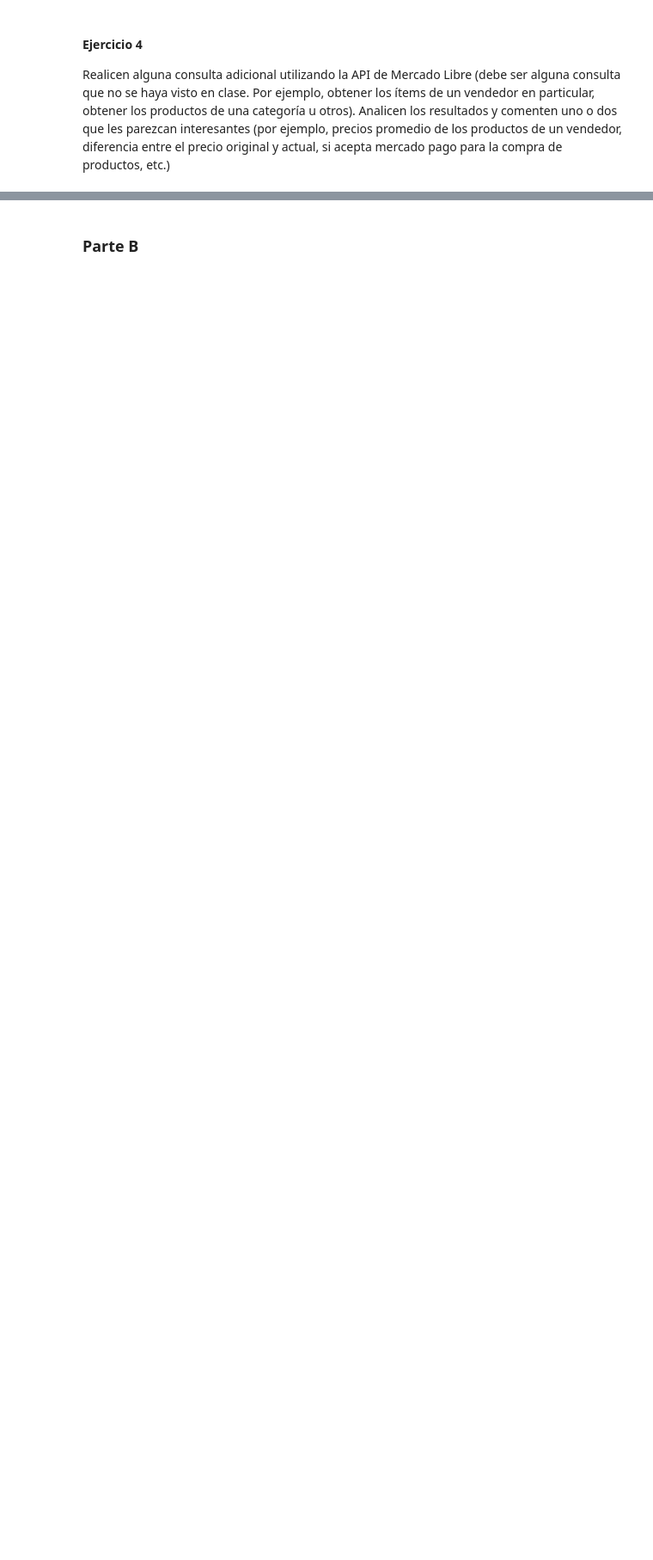
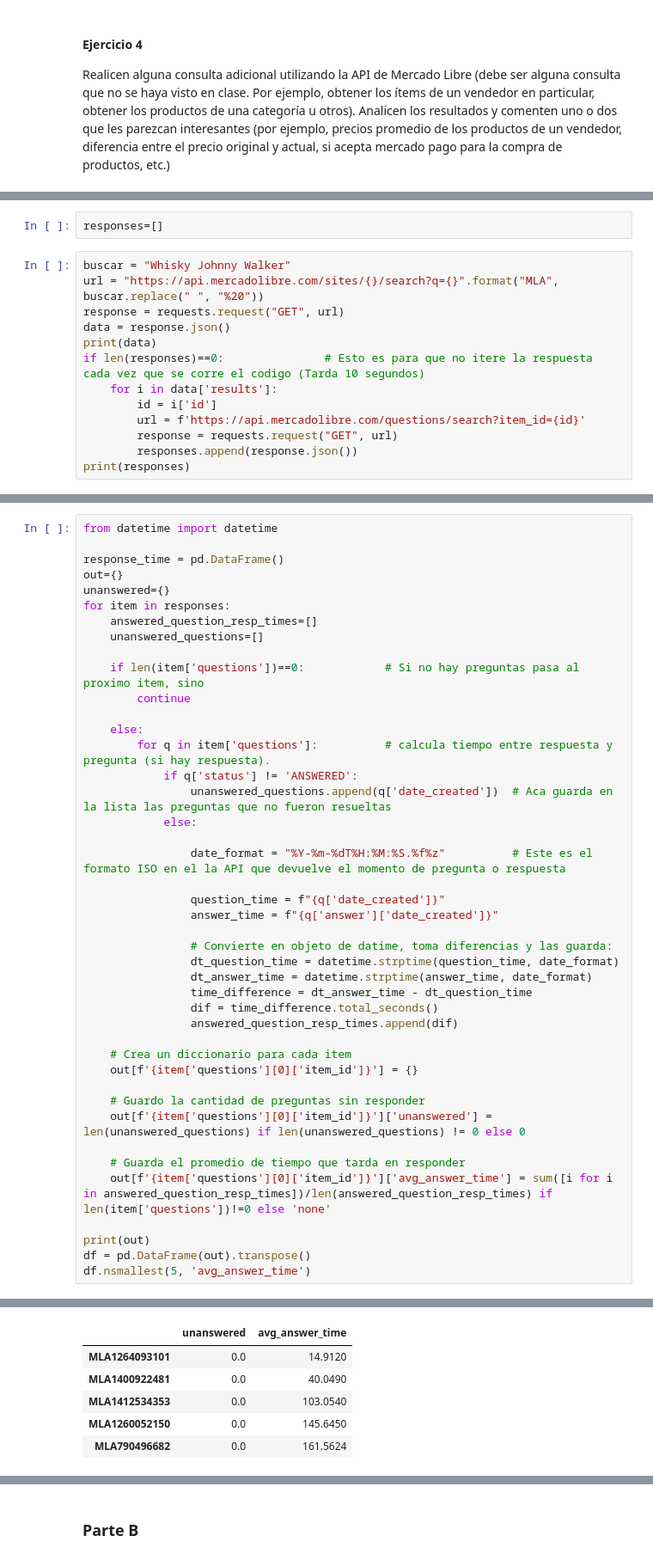
Before and after one commit to fedear402/E337-BD-TPS-G1, a Jupyter notebook: TP1/TP1 - Parte 2.ipynb, the cells around one changed output, grey strips where cells are left out. Shown at 86% size. Drawn from its saved outputs; the diff is of its cells as text; blank space fills up the shorter version.

Commit message:
Entrega final del tp

```diff
--- a/TP1/TP1 - Parte 2.ipynb
+++ b/TP1/TP1 - Parte 2.ipynb
@@ -143,0 +110,15 @@ MLA105385
+# %%
+responses=[]
+# %%
+buscar = "Whisky Johnny Walker"
+url = "https://api.mercadolibre.com/sites/{}/search?q={}".format("MLA", buscar.replace(" ", "%20"))
+response = requests.request("GET", url)
+data = response.json()
+print(data)
+if len(responses)==0:               # Esto es para que no itere la respuesta cada vez que se corre el codigo (Tarda 10 segundos)
+    for i in data['results']:
+        id = i['id']
+        url = f'https://api.mercadolibre.com/questions/search?item_id={id}'
+        response = requests.request("GET", url)
+        responses.append(response.json())
+print(responses)
@@ -143,0 +128,44 @@ MLA105385
+# %%
+from datetime import datetime
+
+response_time = pd.DataFrame()
+out={}
+unanswered={}
+for item in responses:
+    answered_question_resp_times=[]
+    unanswered_questions=[]
+
+    if len(item['questions'])==0:            # Si no hay preguntas pasa al proximo item, sino
+        continue
+
+    else:
+        for q in item['questions']:          # calcula tiempo entre respuesta y pregunta (si hay respuesta).
+            if q['status'] != 'ANSWERED':
+                unanswered_questions.append(q['date_created'])  # Aca guarda en la lista las preguntas que no fueron resueltas
+            else:
+
+                date_format = "%Y-%m-%dT%H:%M:%S.%f%z"          # Este es el formato ISO en el la API que devuelve el momento de pregunta o respuesta
+
+                question_time = f"{q['date_created']}"
+                answer_time = f"{q['answer']['date_created']}"
+
+                # Convierte en objeto de datime, toma diferencias y las guarda:
+                dt_question_time = datetime.strptime(question_time, date_format)
+                dt_answer_time = datetime.strptime(answer_time, date_format)
+                time_difference = dt_answer_time - dt_question_time
+                dif = time_difference.total_seconds()
+                answered_question_resp_times.append(dif)
+
+    # Crea un diccionario para cada item
+    out[f'{item['questions'][0]['item_id']}'] = {}
+
+    # Guardo la cantidad de preguntas sin responder
+    out[f'{item['questions'][0]['item_id']}']['unanswered'] = len(unanswered_questions) if len(unanswered_questions) != 0 else 0
+
+    # Guarda el promedio de tiempo que tarda en responder
+    out[f'{item['questions'][0]['item_id']}']['avg_answer_time'] = sum([i for i in answered_question_resp_times])/len(answered_question_resp_times) if len(item['questions'])!=0 else 'none'
+
+print(out)
+df = pd.DataFrame(out).transpose()
+df.nsmallest(5, 'avg_answer_time')
+# %% [output]
@@ -143,0 +173,6 @@ MLA105385
+|  | unanswered | avg_answer_time |
+| MLA1264093101 | 0.0 | 14.9120 |
+| MLA1400922481 | 0.0 | 40.0490 |
+| MLA1412534353 | 0.0 | 103.0540 |
+| MLA1260052150 | 0.0 | 145.6450 |
+| MLA790496682 | 0.0 | 161.5624 |
```
Also changed, not shown: parts of 19 cells of this notebook, 1 other file.
